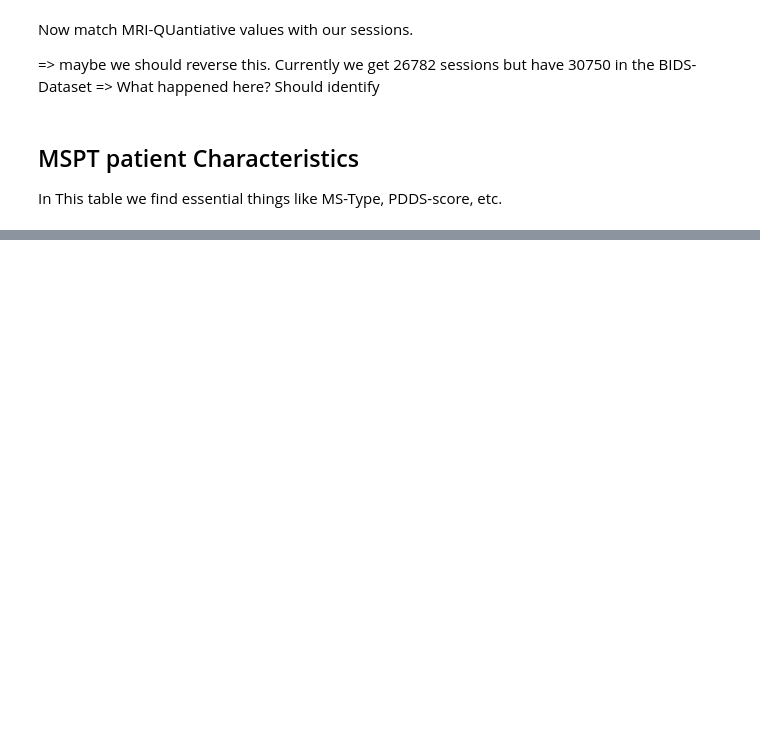
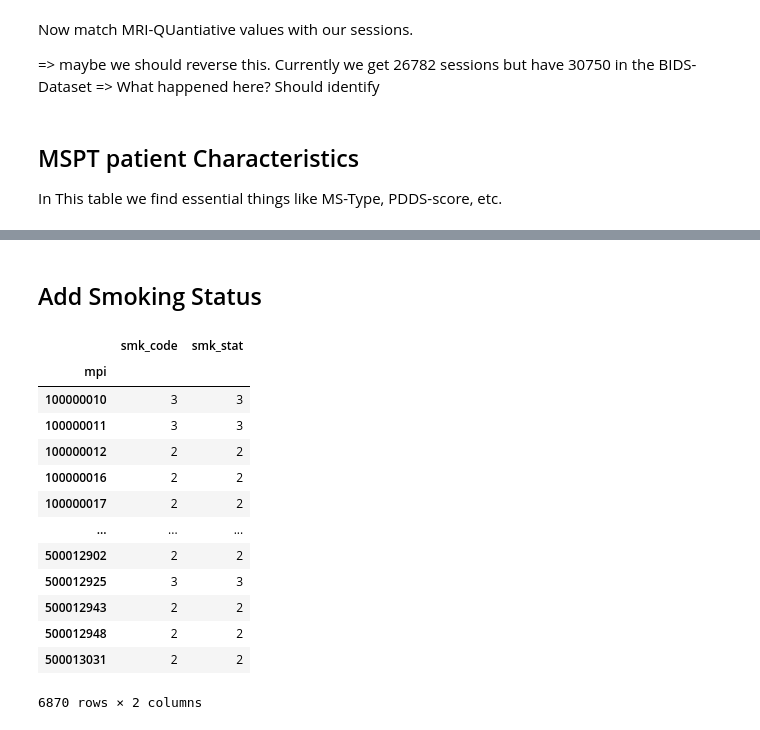
Before and after one commit to pakux/mspaths_preproc, a Jupyter notebook: prepare_basline_tables.ipynb, the cells around one changed output, grey strips where cells are left out. Saved outputs shown, nothing was run; the diff lists cells and outputs as text; code cells hidden in the pictures; blank space fills up the shorter version.

```diff
--- a/prepare_basline_tables.ipynb
+++ b/prepare_basline_tables.ipynb
@@ -188,0 +278,23 @@ with Progress() as progress:
+# %% [markdown]
+## Add Smoking Status
+# %%
+biobanking_df = pd.concat((prepared_tables["Biobanking"], prepared_tables_hc["Biobanking"]))[["mpi", "smk_code", "smk_stat"]]
+biobanking_df.drop_duplicates(inplace=True)
+
+
+biobanking_df.groupby('mpi').agg('count')# .query('smk_code == 1')
+# %% [output]
+|  | smk_code | smk_stat |
+| mpi |  |  |
+| 100000010 | 3 | 3 |
+| 100000011 | 3 | 3 |
+| 100000012 | 2 | 2 |
+| 100000016 | 2 | 2 |
+| 100000017 | 2 | 2 |
+| ... | ... | ... |
+| 500012902 | 2 | 2 |
+| 500012925 | 3 | 3 |
+| 500012943 | 2 | 2 |
+| 500012948 | 2 | 2 |
+| 500013031 | 2 | 2 |
+6870 rows × 2 columns
```
Also changed, not shown: parts of 7 cells of this notebook, 1 other file.
